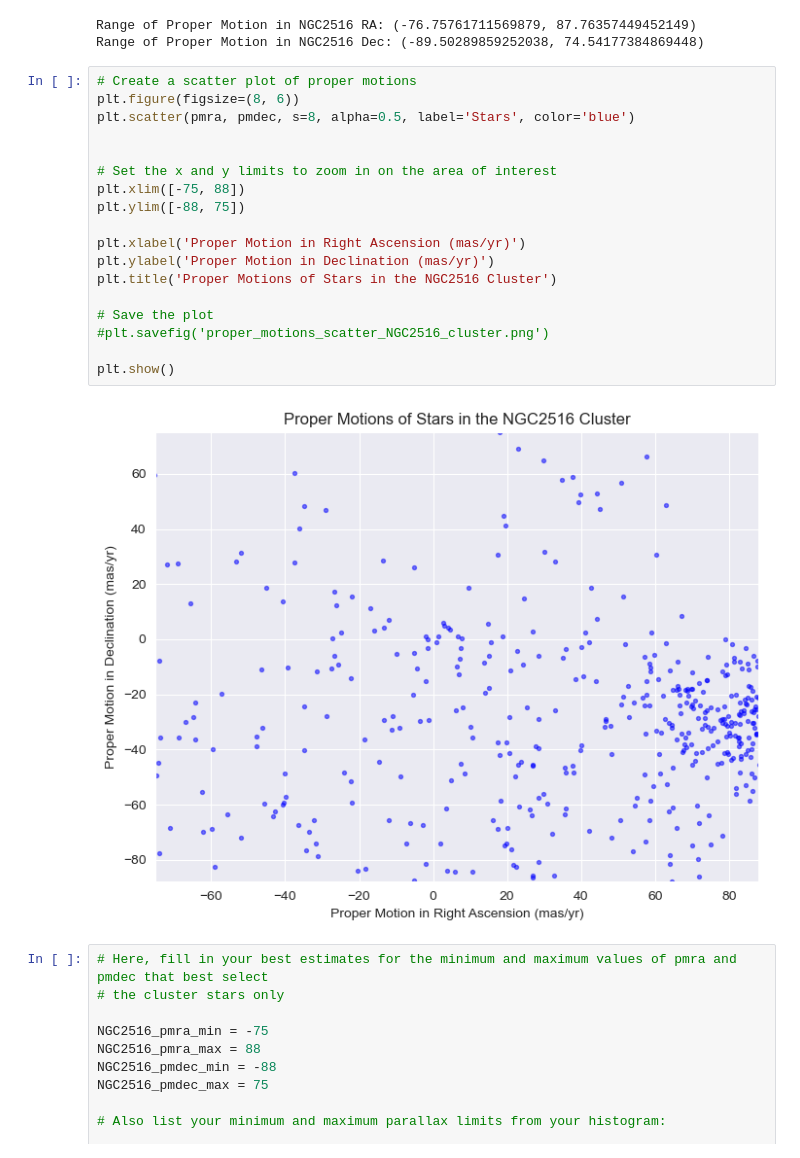
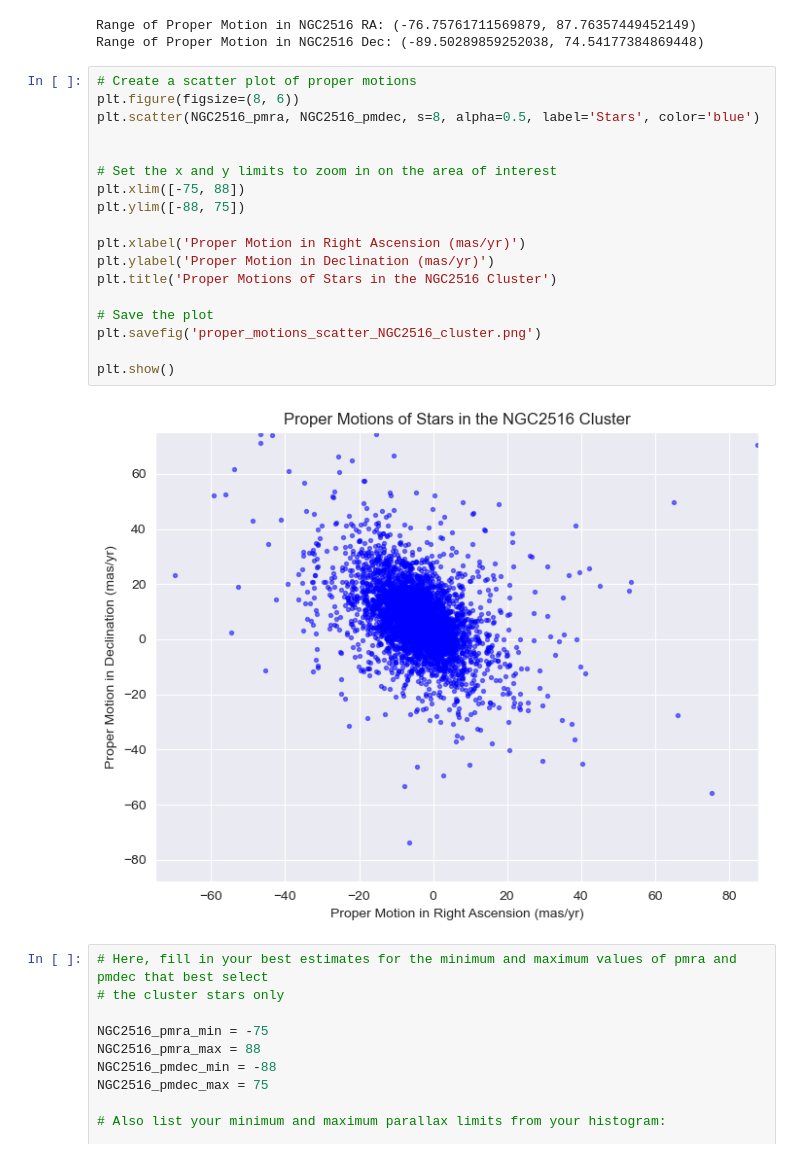
Before and after one commit to oscar066/Stellar-cluster-DataAnalysis, a Jupyter notebook: CMD_project_template.ipynb, the cells around one changed output. Drawn from its saved outputs; the diff is of its cells as text.

```diff
--- a/CMD_project_template.ipynb
+++ b/CMD_project_template.ipynb
@@ -960,23 +960,23 @@ Range of Proper Motion in NGC2516 Dec: (-89.50289859252038, 74.54177384869448)
 # %%
 # Create a scatter plot of proper motions
 plt.figure(figsize=(8, 6))
-plt.scatter(pmra, pmdec, s=8, alpha=0.5, label='Stars', color='blue')
+plt.scatter(NGC2516_pmra, NGC2516_pmdec, s=8, alpha=0.5, label='Stars', color='blue')
 
 
 # Set the x and y limits to zoom in on the area of interest
 plt.xlim([-75, 88])
 plt.ylim([-88, 75])
 
 plt.xlabel('Proper Motion in Right Ascension (mas/yr)')
 plt.ylabel('Proper Motion in Declination (mas/yr)')
 plt.title('Proper Motions of Stars in the NGC2516 Cluster')
 
 # Save the plot
-#plt.savefig('proper_motions_scatter_NGC2516_cluster.png')
+plt.savefig('proper_motions_scatter_NGC2516_cluster.png')
 
 plt.show()
 # %% [output]
-[figure, old version]
+[figure, new version]
 # %%
 # Here, fill in your best estimates for the minimum and maximum values of pmra and pmdec that best select
 # the cluster stars only
```
Also changed, not shown: parts of 8 cells of this notebook, 3 other files.
